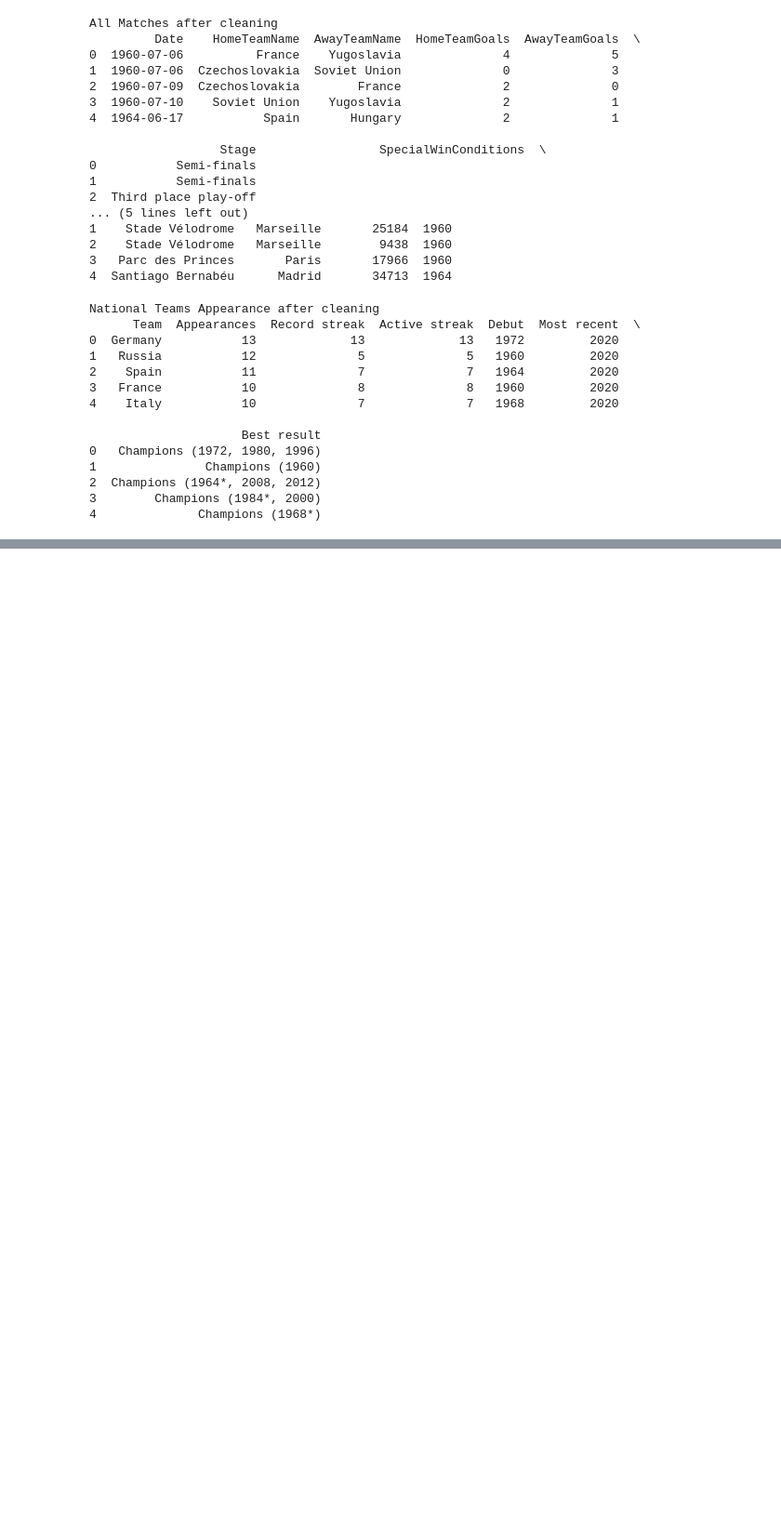
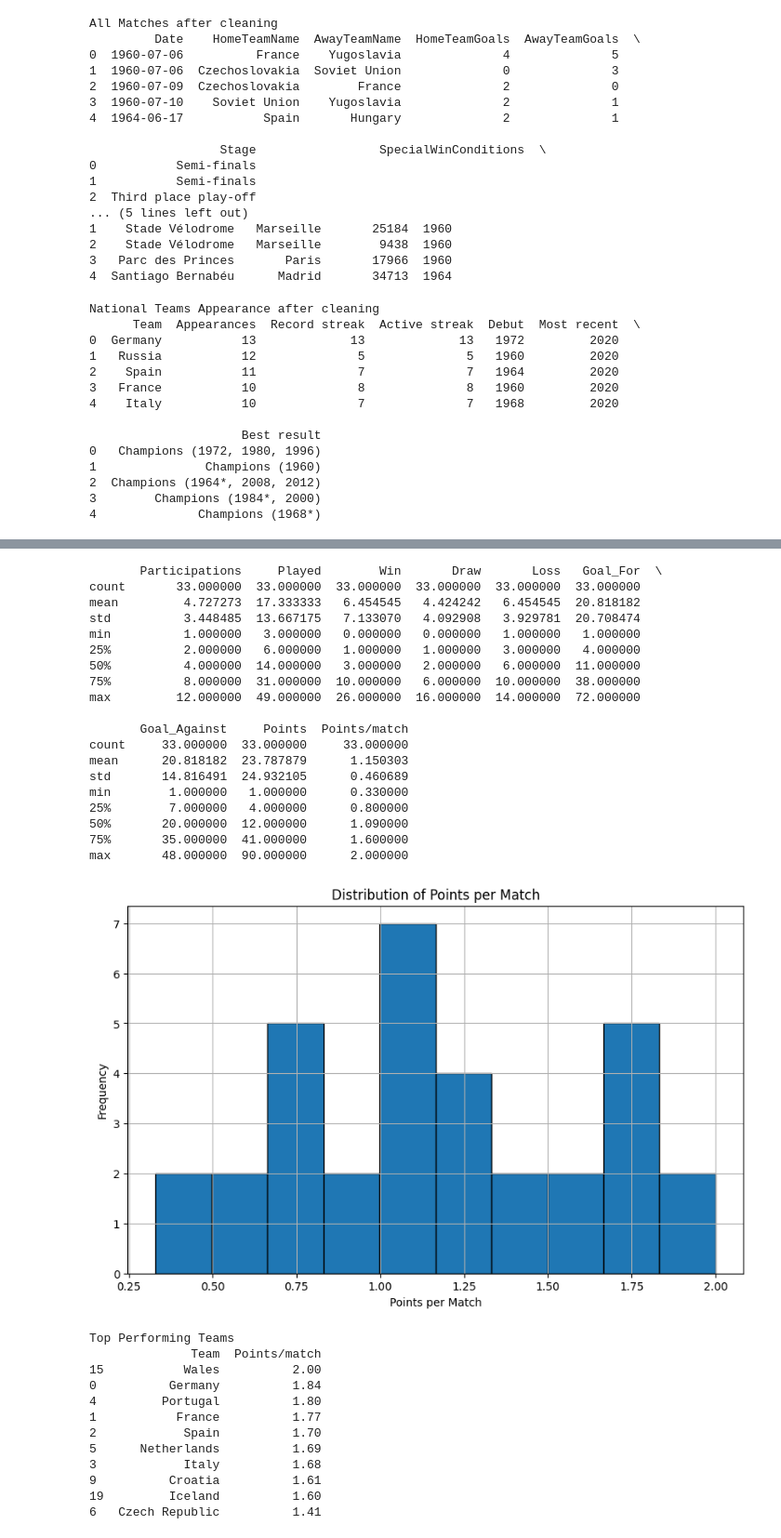
Before and after one commit to wickkan/Euro-2024-Analysis, a Jupyter notebook: euro2024.ipynb, the cells around one changed output, grey strips where cells are left out. Shown: that part at 93% size. Drawn from its saved outputs; the diff is of its cells as text; code cells hidden in the pictures; blank space fills up the shorter version.

```diff
--- a/euro2024.ipynb
+++ b/euro2024.ipynb
@@ -205,0 +328,51 @@ National Teams Appearance after cleaning
+# %%
+# Basic statistics of the Participated Teams Stats dataset
+print(participated_teams_stats.describe())
+
+# Points per match distribution
+plt.figure(figsize=(10, 6))
+plt.hist(participated_teams_stats['Points/match'], bins=10, edgecolor='black')
+plt.title('Distribution of Points per Match')
+plt.xlabel('Points per Match')
+plt.ylabel('Frequency')
+plt.grid(True)
+plt.show()
+
+# Top performing teams
+top_performing_teams = participated_teams_stats[[
+    'Team', 'Points/match']].sort_values(by='Points/match', ascending=False).head(10)
+print("Top Performing Teams")
+print(top_performing_teams)
+# %% [output]
+       Participations     Played        Win       Draw       Loss   Goal_For  \
+count       33.000000  33.000000  33.000000  33.000000  33.000000  33.000000
+mean         4.727273  17.333333   6.454545   4.424242   6.454545  20.818182
+std          3.448485  13.667175   7.133070   4.092908   3.929781  20.708474
+min          1.000000   3.000000   0.000000   0.000000   1.000000   1.000000
+25%          2.000000   6.000000   1.000000   1.000000   3.000000   4.000000
+50%          4.000000  14.000000   3.000000   2.000000   6.000000  11.000000
+75%          8.000000  31.000000  10.000000   6.000000  10.000000  38.000000
+max         12.000000  49.000000  26.000000  16.000000  14.000000  72.000000
+
+       Goal_Against     Points  Points/match
+count     33.000000  33.000000     33.000000
+mean      20.818182  23.787879      1.150303
+std       14.816491  24.932105      0.460689
+min        1.000000   1.000000      0.330000
+25%        7.000000   4.000000      0.800000
+50%       20.000000  12.000000      1.090000
+75%       35.000000  41.000000      1.600000
+max       48.000000  90.000000      2.000000
+[figure, added]
+Top Performing Teams
+              Team  Points/match
+15           Wales          2.00
+0          Germany          1.84
+4         Portugal          1.80
+1           France          1.77
+2            Spain          1.70
+5      Netherlands          1.69
+3            Italy          1.68
+9          Croatia          1.61
+19         Iceland          1.60
+6   Czech Republic          1.41
```
Also changed, not shown: parts of 5 cells of this notebook.
